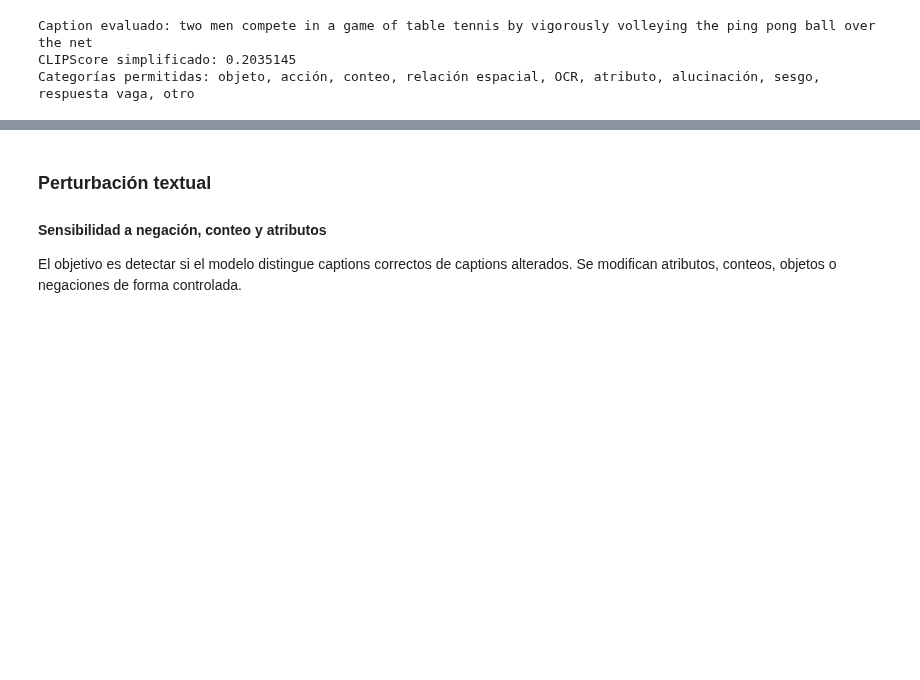
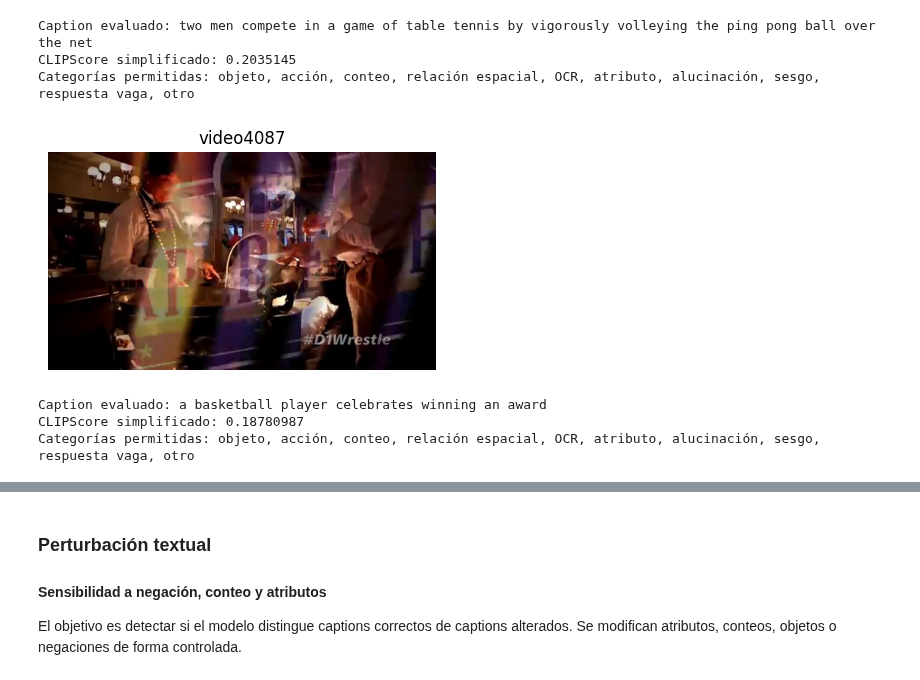
Before and after one commit to silvanalorens/MCC225, a Jupyter notebook: Exposicion2/notebook_MSR_VTT/Cuaderno14_MSR-VTT.ipynb, the cells around one changed output, grey strips where cells are left out. Cells and saved outputs as stored; diff of their text form; code cells hidden in the pictures; blank space fills up the shorter version.

Commit message:
analisis errores

```diff
--- a/Exposicion2/notebook_MSR_VTT/Cuaderno14_MSR-VTT.ipynb
+++ b/Exposicion2/notebook_MSR_VTT/Cuaderno14_MSR-VTT.ipynb
@@ -966,3 +966,10 @@ show_error_case(error_sheet, 5)
 Caption evaluado: two men compete in a game of table tennis by vigorously volleying the ping pong ball over the net
 CLIPScore simplificado: 0.2035145
 Categorías permitidas: objeto, acción, conteo, relación espacial, OCR, atributo, alucinación, sesgo, respuesta vaga, otro
+# %%
+show_error_case(error_sheet, 1)
+# %% [output]
+[figure, added]
+Caption evaluado: a basketball player celebrates winning an award
+CLIPScore simplificado: 0.18780987
+Categorías permitidas: objeto, acción, conteo, relación espacial, OCR, atributo, alucinación, sesgo, respuesta vaga, otro
```
Also changed, not shown: parts of 6 cells of this notebook, 5 other files.
